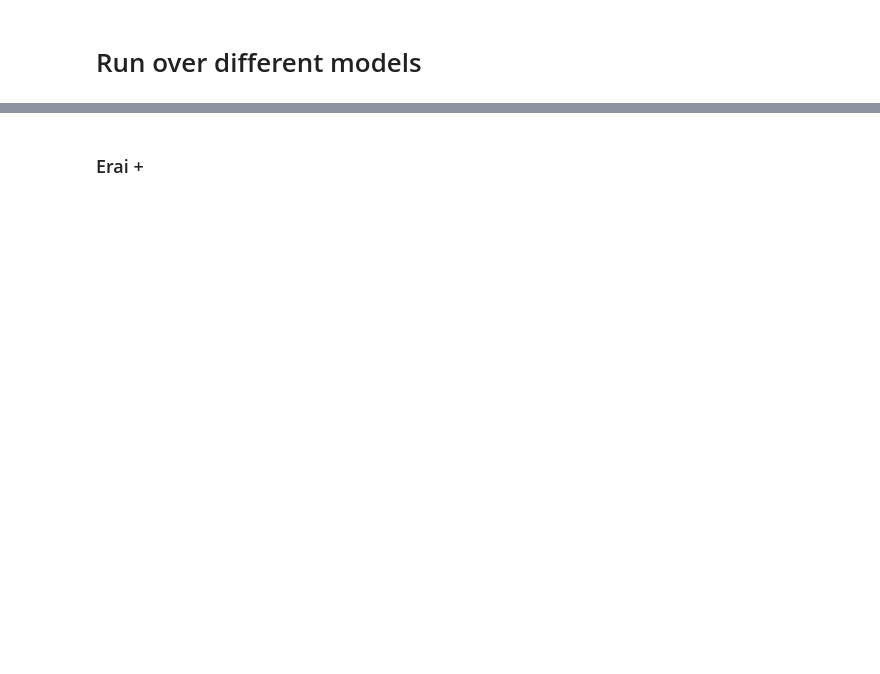
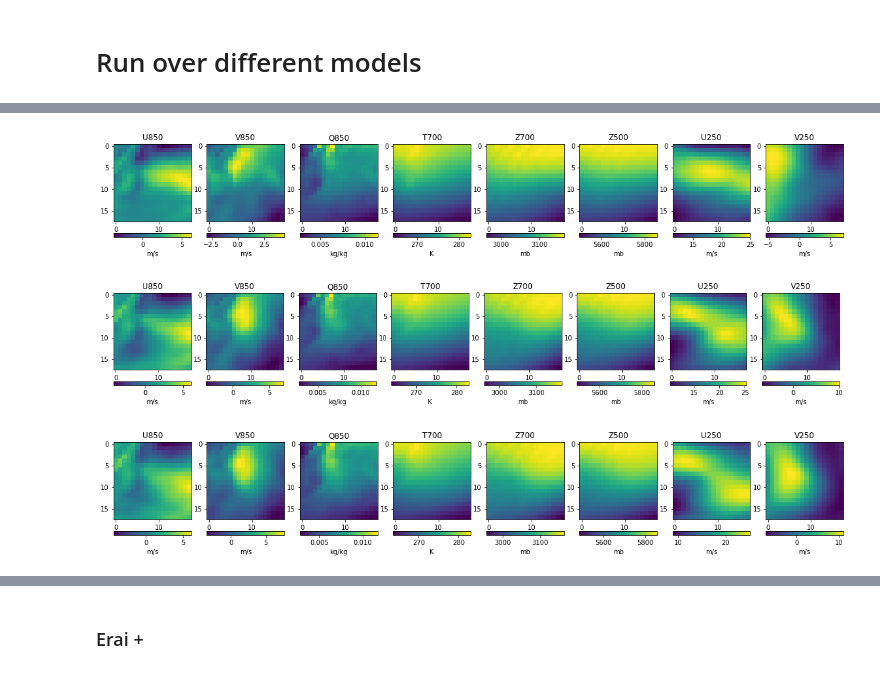
Before and after one commit to NCAR/ml-sm-dk-hf, a Jupyter notebook: notebooks/rain-days-via-xarray.ipynb, the cells around one changed output, grey strips where cells are left out. Cells and saved outputs as stored; diff of their text form; code cells hidden in the pictures; blank space fills up the shorter version.

```diff
--- a/notebooks/rain-days-via-xarray.ipynb
+++ b/notebooks/rain-days-via-xarray.ipynb
@@ -189,0 +154,13 @@ def plot_dry(dryinput):
+# %%
+import matplotlib.pyplot as plt
+
+# plot average rain inputs
+def plot_8v(isample):
+    varmames = ['U850', 'V850', 'Q850', 'T700', 'Z700', 'Z500', 'U250', 'V250']
+    units = ['m/s', 'm/s', 'kg/kg', 'K', 'mb', 'mb', 'm/s', 'm/s']
+    fig, axarr = plt.subplots(1, 8, figsize = (20,20))
+    for ii in range(8):
+        plot = axarr[ii].imshow(isample[ii])
+        cbar = fig.colorbar(plot, ax=axarr[ii], orientation="horizontal", fraction=0.046, pad=0.016)
+        cbar.set_label(units[ii])
+        axarr[ii].set_title(varmames[ii])
@@ -226,0 +304,14 @@ wet, dry: 266 464
+# %%
+# MPI+sdsm: hist
+rainsignal = xr.open_dataset('/glade/work/mcginnis/DCA/data/gen/new-sdsm/old/mpi/hist/prec.hist.MPI-ESM-LR.SDSM.day.1976-2005.NAM-22i.SGP.x098.y36.nc')['prec']
+load_uatm_mpi_hist()
+dryinput, drycount, drydistribution, dryindeces = calc_uatm_average(0, 0.254, rainsignal)
+moistinput, moistcount, moistdistribution, moistindeces = calc_uatm_average(0.254, 3.0, rainsignal)
+wetinput, wetcount, wetdistribution, wetindeces = calc_uatm_average(3.0, 9999.0, rainsignal)
+plot_8v(dryinput)
+plot_8v(moistinput)
+plot_8v(wetinput)
+# %% [output]
+[figure, added]
+[figure, added]
+[figure, added]
```
Also changed, not shown: parts of 27 cells of this notebook.
